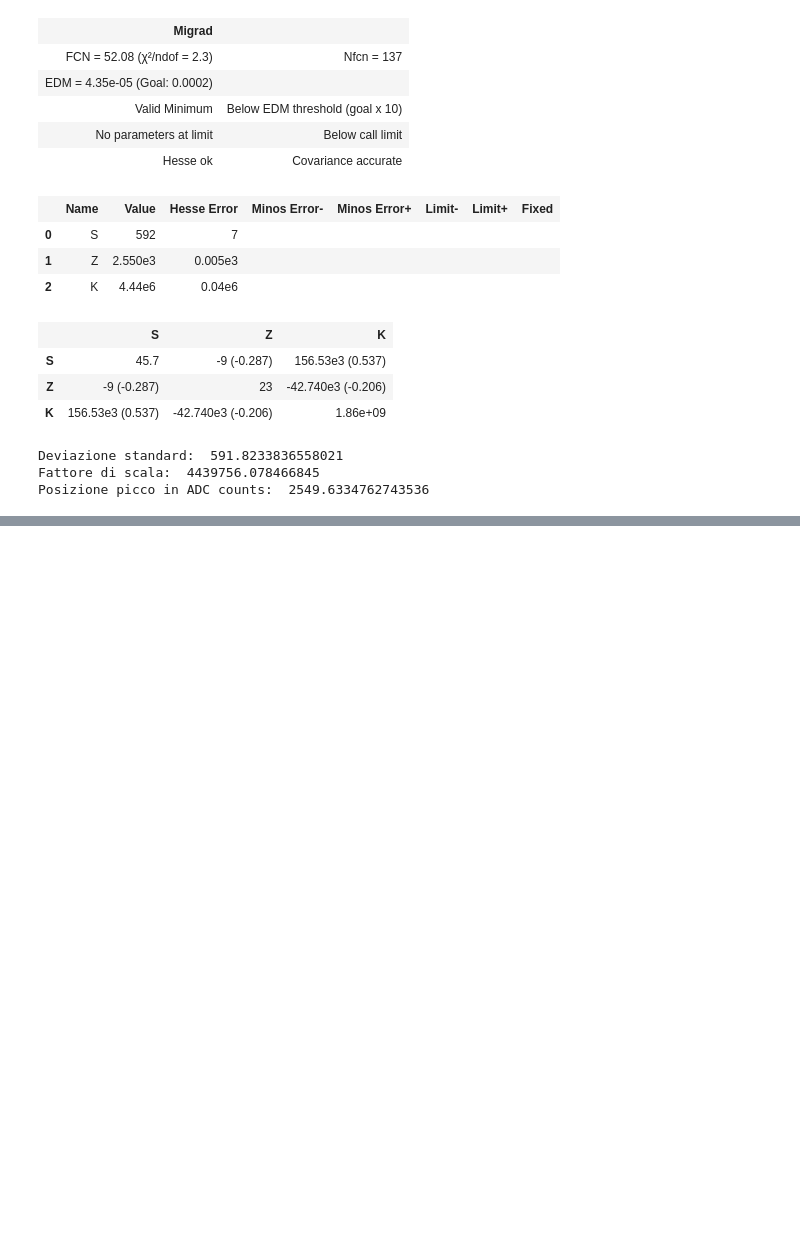
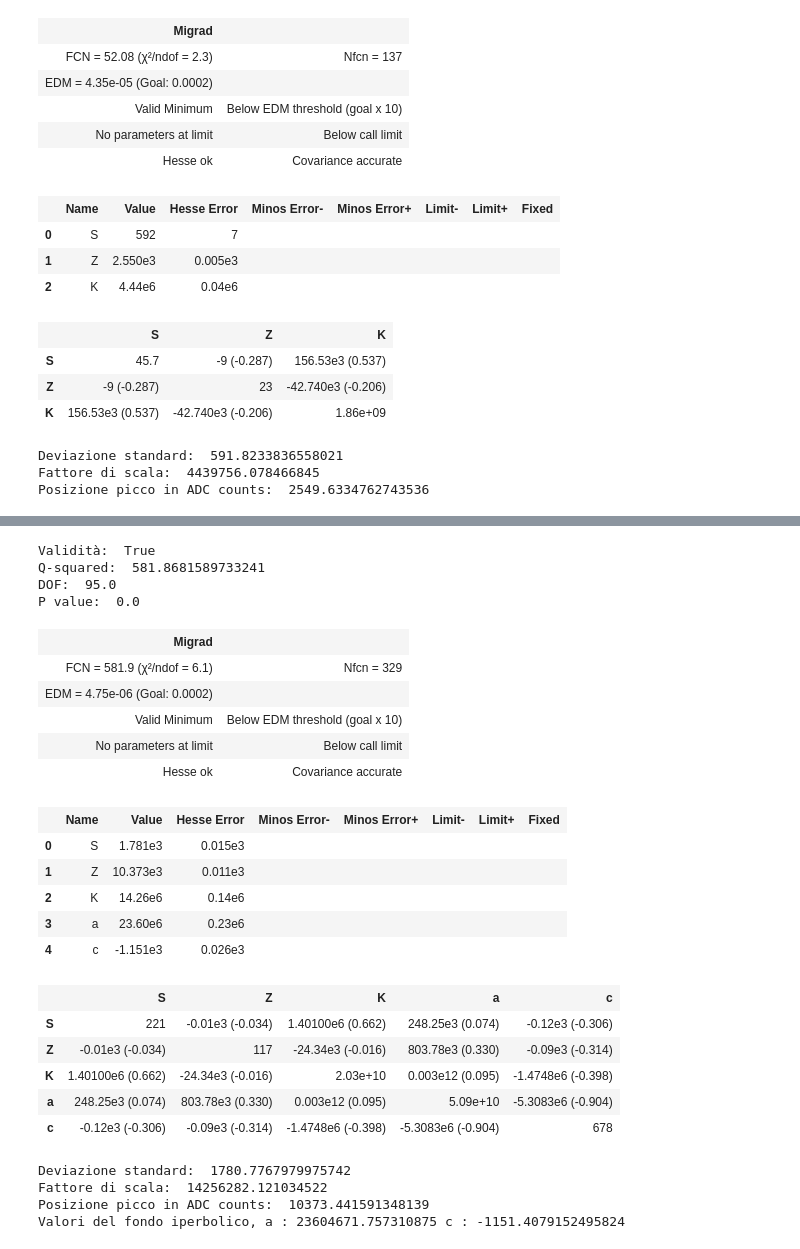
Before and after one commit to Pavar0tty/Laboratorio_SiPM, a Jupyter notebook: Analisi/Parte 2/LySO_analisi.ipynb, the cells around one changed output, grey strips where cells are left out. Cells and saved outputs as stored; diff of their text form; code cells hidden in the pictures; blank space fills up the shorter version.

```diff
--- a/Analisi/Parte 2/LySO_analisi.ipynb
+++ b/Analisi/Parte 2/LySO_analisi.ipynb
@@ -131,31 +131,58 @@ def analisi_Sodio(X, Y, St):
     my_minuit = Minuit (L_S, S = 100, K = 4000, Z = 10000, a = 0, c = 0)
     my_minuit.migrad ()
     my_minuit.hesse ()
 
 #validità
     V = my_minuit.valid
     print('Validità: ', V)
     Q_squared = my_minuit.fval
     print ('Q-squared: ', Q_squared)
     N_dof = my_minuit.ndof
     print ('DOF: ', N_dof)
     p_v = 1 - chi2.cdf(Q_squared, N_dof)
     print('P value: ', p_v )
 
 #visualizzazione
     display(my_minuit)
 
 #valori dell'interpolazione
     a_f = my_minuit.values[0]
     b_f = my_minuit.values[1]
     c_f = my_minuit.values[2]
     d_f = my_minuit.values[3]
     e_f = my_minuit.values[4]
 
     print('Deviazione standard: ', a_f)
     print('Fattore di scala: ', c_f)
     print('Posizione picco in ADC counts: ', b_f)
     print('Valori del fondo iperbolico, a :', d_f, 'c :', e_f)
 
 
-#Z = analisi_Sodio(S_spuro[0], S_puro, Stat)
+Z = analisi_Sodio(S_spuro[0], S_puro, Stat)
+# %% [output]
+Validità:  True
+Q-squared:  581.8681589733241
+DOF:  95.0
+P value:  0.0
+| Migrad |  |
+| FCN = 581.9 (χ²/ndof = 6.1) | Nfcn = 329 |
+| EDM = 4.75e-06 (Goal: 0.0002) |  |
+| Valid Minimum | Below EDM threshold (goal x 10) |
+| No parameters at limit | Below call limit |
+| Hesse ok | Covariance accurate |
+|  | Name | Value | Hesse Error | Minos Error- | Minos Error+ | Limit- | Limit+ | Fixed |
+| 0 | S | 1.781e3 | 0.015e3 |  |  |  |  |  |
+| 1 | Z | 10.373e3 | 0.011e3 |  |  |  |  |  |
+| 2 | K | 14.26e6 | 0.14e6 |  |  |  |  |  |
+| 3 | a | 23.60e6 | 0.23e6 |  |  |  |  |  |
+| 4 | c | -1.151e3 | 0.026e3 |  |  |  |  |  |
+|  | S | Z | K | a | c |
+| S | 221 | -0.01e3 (-0.034) | 1.40100e6 (0.662) | 248.25e3 (0.074) | -0.12e3 (-0.306) |
+| Z | -0.01e3 (-0.034) | 117 | -24.34e3 (-0.016) | 803.78e3 (0.330) | -0.09e3 (-0.314) |
+| K | 1.40100e6 (0.662) | -24.34e3 (-0.016) | 2.03e+10 | 0.003e12 (0.095) | -1.4748e6 (-0.398) |
+| a | 248.25e3 (0.074) | 803.78e3 (0.330) | 0.003e12 (0.095) | 5.09e+10 | -5.3083e6 (-0.904) |
+| c | -0.12e3 (-0.306) | -0.09e3 (-0.314) | -1.4748e6 (-0.398) | -5.3083e6 (-0.904) | 678 |
+Deviazione standard:  1780.7767979975742
+Fattore di scala:  14256282.121034522
+Posizione picco in ADC counts:  10373.441591348139
+Valori del fondo iperbolico, a : 23604671.757310875 c : -1151.4079152495824
```
Also changed, not shown: parts of 1 cell of this notebook, 3 other files.
